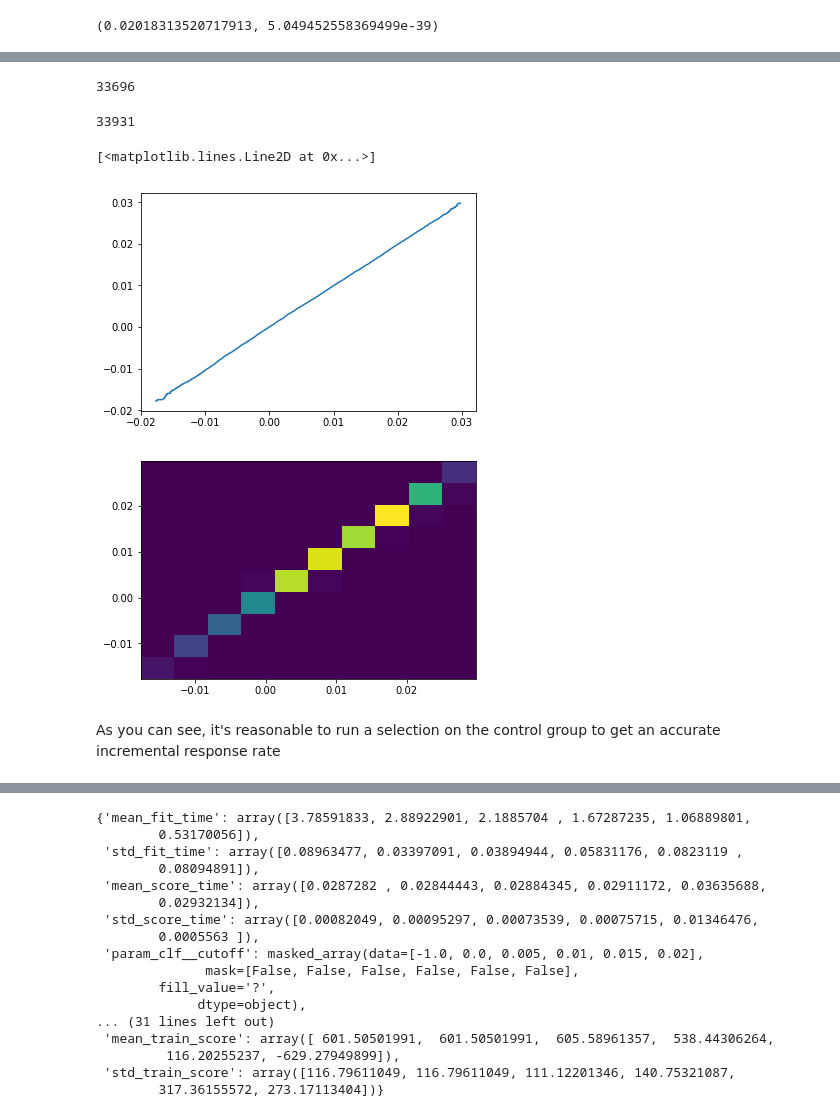
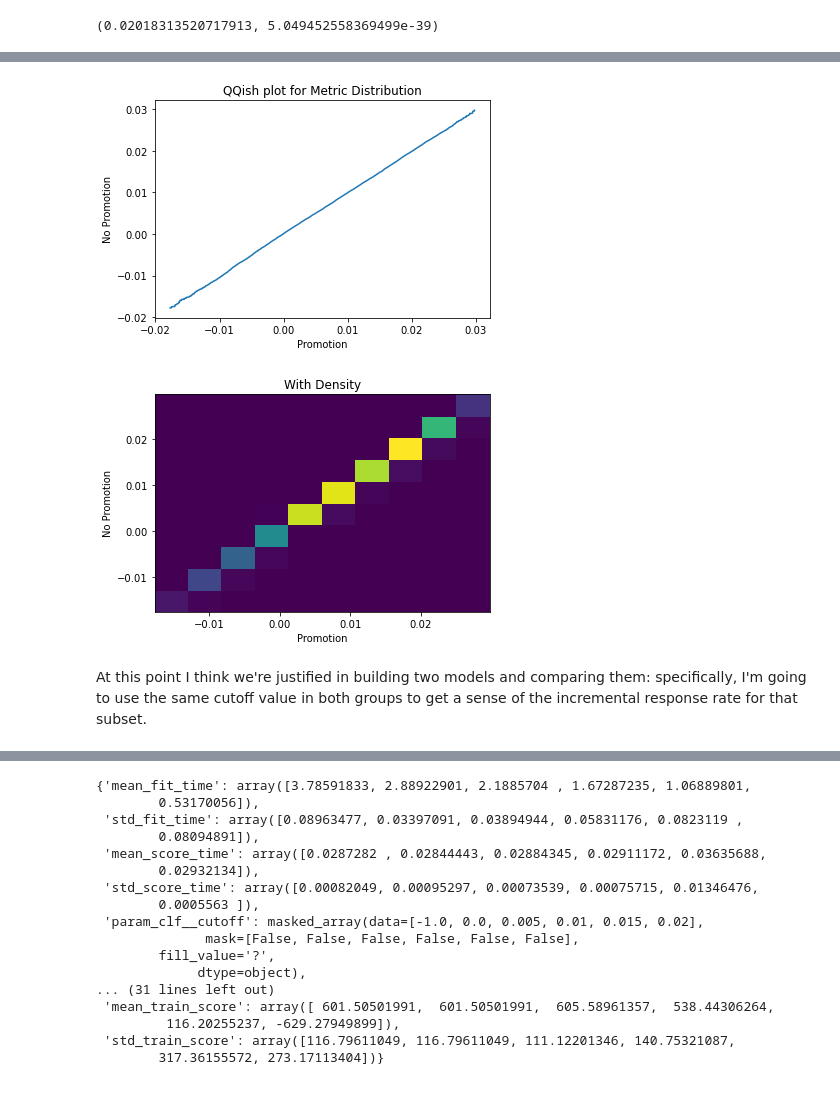
Before and after one commit to crgl/starbucks, a Jupyter notebook: Starbucks.ipynb, the cells around one changed output, grey strips where cells are left out. Cells and saved outputs as stored; diff of their text form; code cells hidden in the pictures.

```diff
--- a/Starbucks.ipynb
+++ b/Starbucks.ipynb
@@ -504,28 +483,24 @@ See the caveats in the documentation: http://pandas.pydata.org/pandas-docs/stabl
 sorted_vals = promotion[['purchase', 'lin_reg_diff']].sort_values(by='lin_reg_diff')
 sorted_controls = no_promotion[['purchase', 'lin_reg_diff']].sort_values(by='lin_reg_diff')
 
-x_0s = sorted_controls['lin_reg_diff'].values
-y_0s = sorted_controls['purchase'].values
-x_1s = sorted_vals['lin_reg_diff'].values
-y_1s = sorted_vals['purchase'].values
+x_0s = sorted_controls['lin_reg_diff'].to_numpy()
+y_0s = sorted_controls['purchase'].to_numpy()
+x_1s = sorted_vals['lin_reg_diff'].to_numpy()
+y_1s = sorted_vals['purchase'].to_numpy()
-# %%
-x_0s.size
-# %% [output]
-33696
-# %%
-x_1s.size
-# %% [output]
-33931
-# %%
-plt.plot(x_0s, sorted(np.random.choice(x_1s, x_0s.size)))
-# %% [output]
-[<matplotlib.lines.Line2D at 0x...>]
-[figure, removed]
-# %%
-plt.hist2d(x_0s, sorted(np.random.choice(x_1s, x_0s.size)))
-plt.show()
-# %% [output]
-[figure, removed]
-# %% [markdown]
-As you can see, it's reasonable to run a selection on the control group to get an accurate incremental response rate
+# %%
+plt.plot(x_0s, sorted(np.random.choice(x_1s, x_0s.size)))
+plt.ylabel("No Promotion")
+plt.xlabel("Promotion")
+plt.title("QQish plot for Metric Distribution")
+plt.show()
+plt.hist2d(x_0s, sorted(np.random.choice(x_1s, x_0s.size)))
+plt.ylabel("No Promotion")
+plt.xlabel("Promotion")
+plt.title("With Density")
+plt.show()
+# %% [output]
+[figure, added]
+[figure, added]
+# %% [markdown]
+At this point I think we're justified in building two models and comparing them: specifically, I'm going to use the same cutoff value in both groups to get a sense of the incremental response rate for that subset.
 # %%
```
Also changed, not shown: parts of 127 cells of this notebook.
